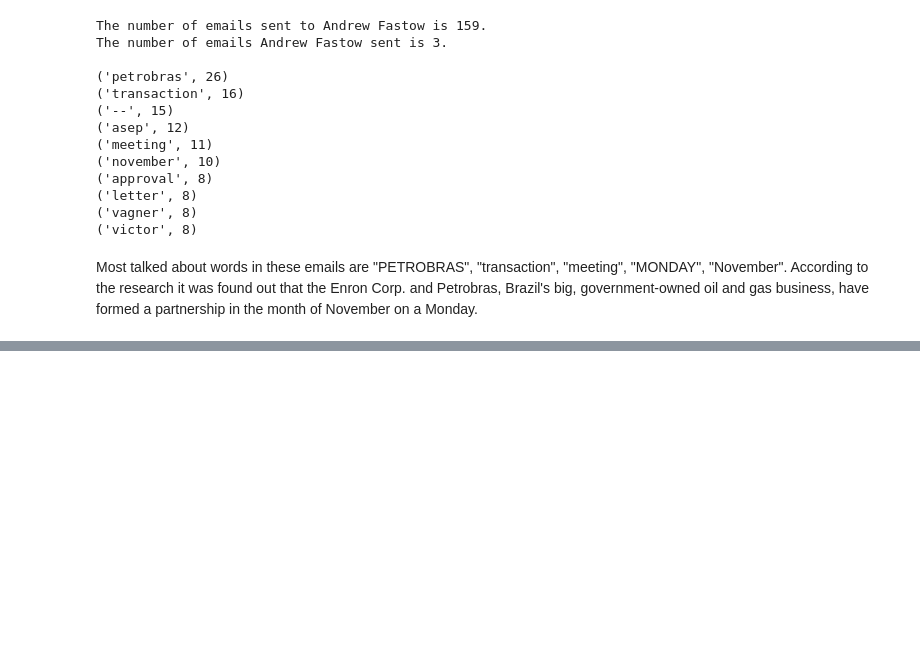
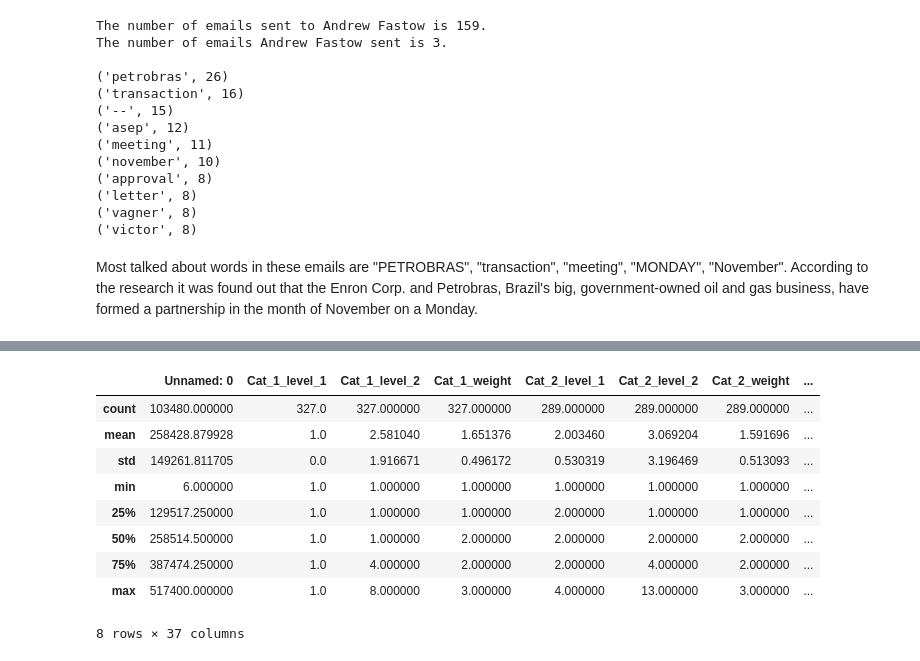
Before and after one commit to Aayu231/Intent-Analysis_on_the_Enron-Dataset, a Jupyter notebook: code.ipynb, the cells around one changed output, grey strips where cells are left out. Saved outputs shown, nothing was run; the diff lists cells and outputs as text; code cells hidden in the pictures; blank space fills up the shorter version.

```diff
--- a/code.ipynb
+++ b/code.ipynb
@@ -267,0 +309,13 @@ According to the research it was found out that the Enron Corp. and Petrobras, B
+# %%
+data.describe()
+# %% [output]
+|  | Unnamed: 0 | Cat_1_level_1 | Cat_1_level_2 | Cat_1_weight | Cat_2_level_1 | Cat_2_level_2 | Cat_2_weight | ... |
+| count | 103480.000000 | 327.0 | 327.000000 | 327.000000 | 289.000000 | 289.000000 | 289.000000 | ... |
+| mean | 258428.879928 | 1.0 | 2.581040 | 1.651376 | 2.003460 | 3.069204 | 1.591696 | ... |
+| std | 149261.811705 | 0.0 | 1.916671 | 0.496172 | 0.530319 | 3.196469 | 0.513093 | ... |
+| min | 6.000000 | 1.0 | 1.000000 | 1.000000 | 1.000000 | 1.000000 | 1.000000 | ... |
+| 25% | 129517.250000 | 1.0 | 1.000000 | 1.000000 | 2.000000 | 1.000000 | 1.000000 | ... |
+| 50% | 258514.500000 | 1.0 | 1.000000 | 2.000000 | 2.000000 | 2.000000 | 2.000000 | ... |
+| 75% | 387474.250000 | 1.0 | 4.000000 | 2.000000 | 2.000000 | 4.000000 | 2.000000 | ... |
+| max | 517400.000000 | 1.0 | 8.000000 | 3.000000 | 4.000000 | 13.000000 | 3.000000 | ... |
+8 rows × 37 columns
```
Also changed, not shown: parts of 17 cells of this notebook.
